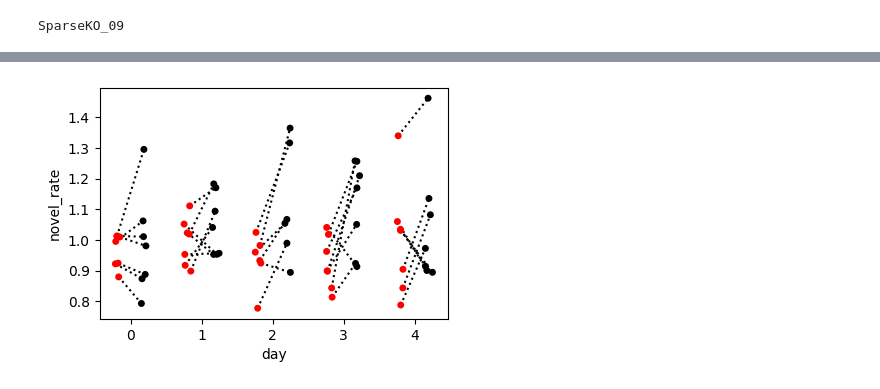
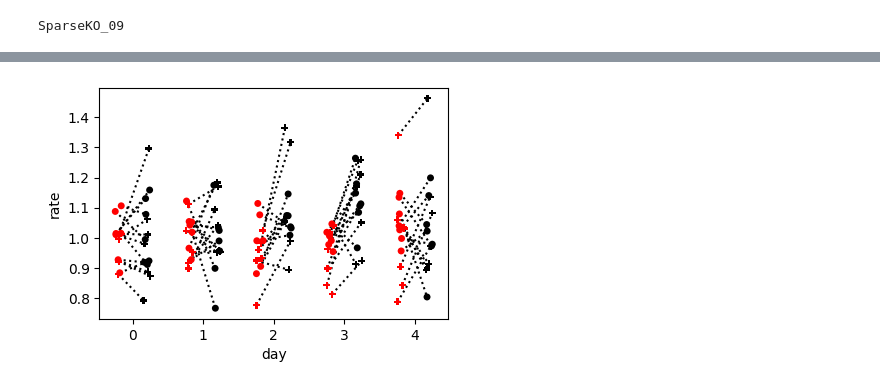
Before and after one commit to GiocomoLab/STX3KO_analyses, a Jupyter notebook: notebooks/figure5/novel_activity_rate.ipynb, the cells around one changed output, grey strips where cells are left out. Saved outputs shown, nothing was run; the diff lists cells and outputs as text; code cells hidden in the pictures.

Commit message:
work on quantification for novel rate

```diff
--- a/notebooks/figure5/novel_activity_rate.ipynb
+++ b/notebooks/figure5/novel_activity_rate.ipynb
@@ -707,19 +474,32 @@ See the caveats in the documentation: https://pandas.pydata.org/pandas-docs/stab
 # %%
 fig,ax = plt.subplots( figsize=[4.5,3], sharey = True)
-
-sns.stripplot(data=block_rate_sparse.df.loc[block_rate_sparse.df['day']<5,:],
+df = block_rate_sparse.df.loc[(block_rate_sparse.df['day']<5) * (block_rate_sparse.df['ttype']=='familiar'),:]
+sns.stripplot(data=df,
             x='day',
-            y='novel_rate',
+            y='rate',
             hue='channel',
             hue_order=('channel_0', 'channel_1'),
             palette=['red', 'black'],
             dodge=True,
             ax=ax,
             legend=False)
-for d in range(0,10,2):
+
+df = block_rate_sparse.df.loc[(block_rate_sparse.df['day']<5) * (block_rate_sparse.df['ttype']=='novel'),:]
+
+sns.stripplot(data=df,
+            x='day',
+            y='rate',
+            hue='channel',
+            hue_order=('channel_0', 'channel_1'),
+            palette=['red', 'black'],
+            marker='P',
+            dodge=True,
+            ax=ax,
+            legend=False)
+for d in range(0,20,2):
     for (x0, y0), (x1, y1) in zip(ax.collections[d].get_offsets(), ax.collections[d+1].get_offsets()):
         ax.plot([x0, x1], [y0, y1], color='black', ls=':', zorder=0)
 # %% [output]
-[figure, old version]
+[figure, new version]
 # %%
 res = pg.rm_anova(data=block_rate_sparse.df.loc[block_rate_sparse.df['day']<5,:],
```
Also changed, not shown: parts of 26 cells of this notebook, 1 other file.
